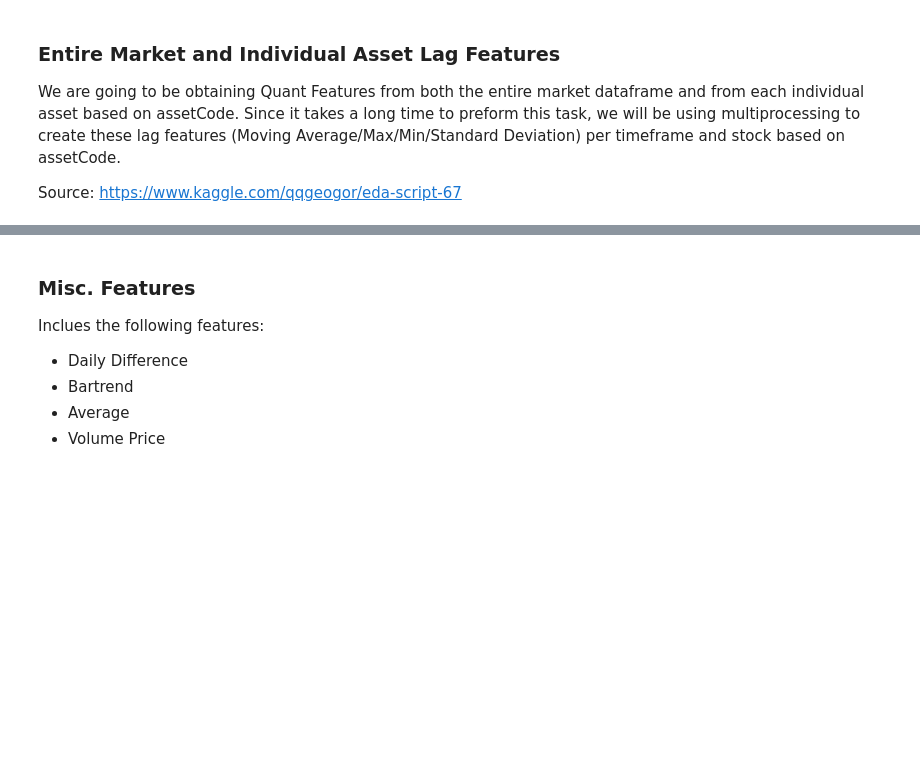
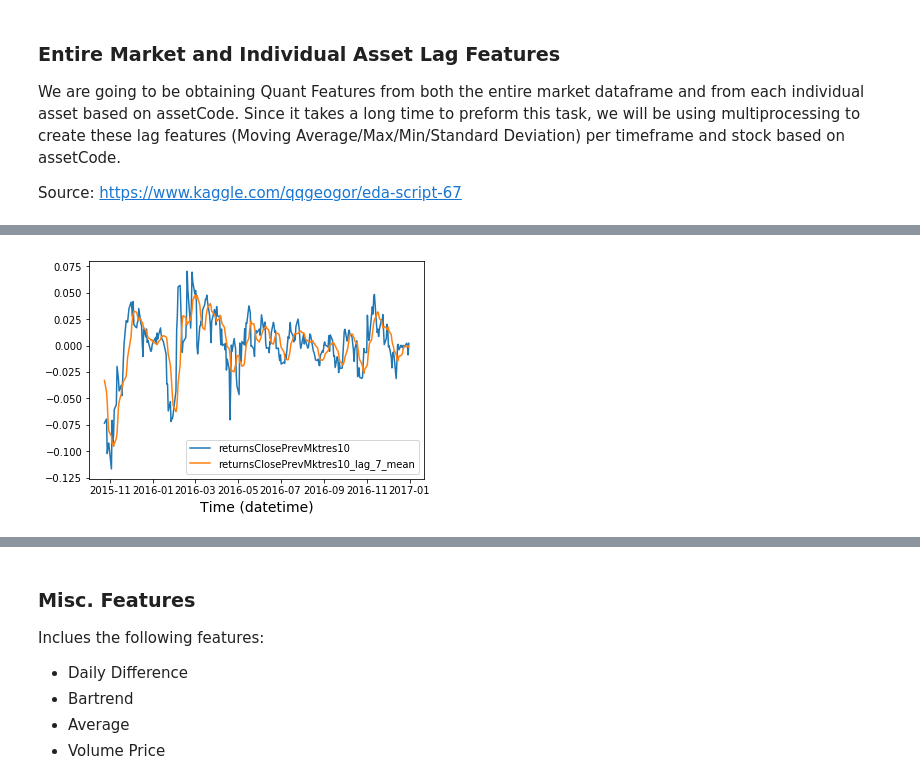
Before and after one commit to jangarong/StockMarketPredictions, a Jupyter notebook: Amateur Hour - Predicting Stocks using LightGBM.ipynb, the cells around one changed output, grey strips where cells are left out. Saved outputs shown, nothing was run; the diff lists cells and outputs as text; code cells hidden in the pictures; blank space fills up the shorter version.

```diff
--- a/Amateur Hour - Predicting Stocks using LightGBM.ipynb
+++ b/Amateur Hour - Predicting Stocks using LightGBM.ipynb
@@ -560,0 +603,4 @@ X_train.dropna().head()
+# %%
+lag_graph(X_train, 'IBM.N', 300, ['returnsClosePrevMktres10', 'returnsClosePrevMktres10_lag_7_mean'])
+# %% [output]
+[figure, added]
```
Also changed, not shown: parts of 17 cells of this notebook.
